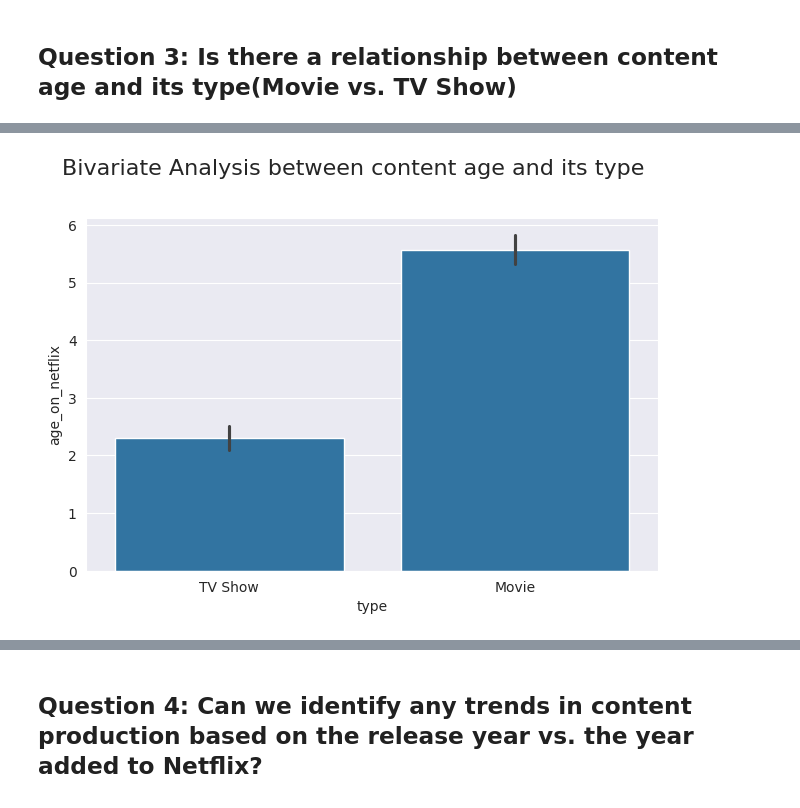
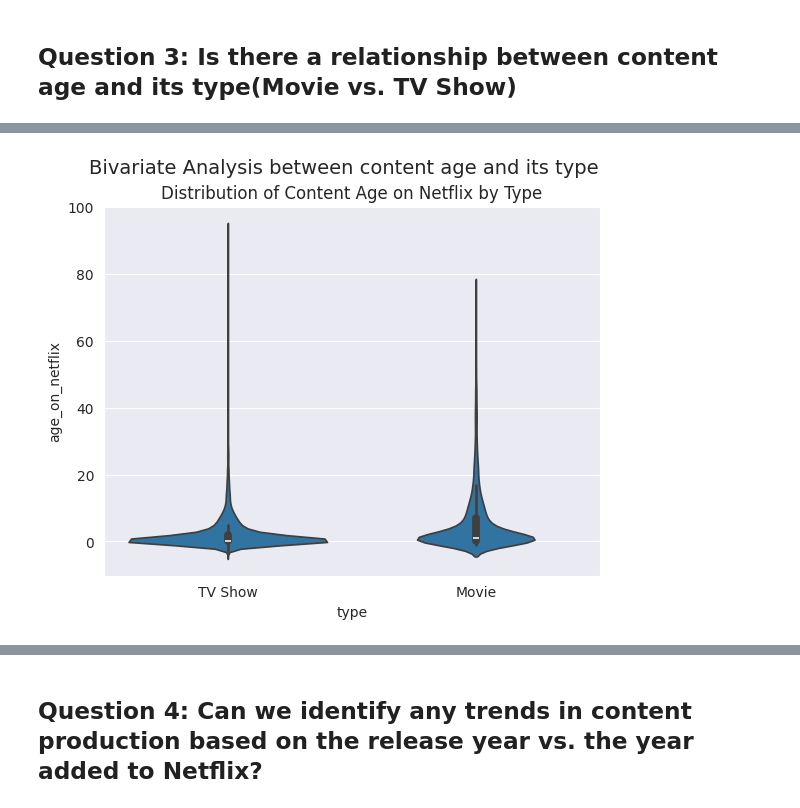
Before and after one commit to Yashtiii/Netflix-Content-Strategy, a Jupyter notebook: Netflix's_content_strategy.ipynb, the cells around one changed output, grey strips where cells are left out. Cells and saved outputs as stored; diff of their text form; code cells hidden in the pictures.

```diff
--- a/Netflix's_content_strategy.ipynb
+++ b/Netflix's_content_strategy.ipynb
@@ -901,9 +841,9 @@ netflix_df.head(5)
 # %%
 fig, ax = plt.subplots()
-fig.suptitle('Bivariate Analysis between content age and its type', fontsize=16)
+fig.suptitle('Bivariate Analysis between content age and its type', fontsize=14)
 
-sns.barplot(ax= ax, x='type', y='age_on_netflix', data=netflix_df)
-plt.tight_layout(rect=[0, 0, 1, 0.96])
+sns.violinplot(x='type', y='age_on_netflix', data=netflix_df)
+plt.title('Distribution of Content Age on Netflix by Type')
 plt.show()
 # %% [output]
-[figure, old version]
+[figure, new version]
```
Also changed, not shown: parts of 18 cells of this notebook.
